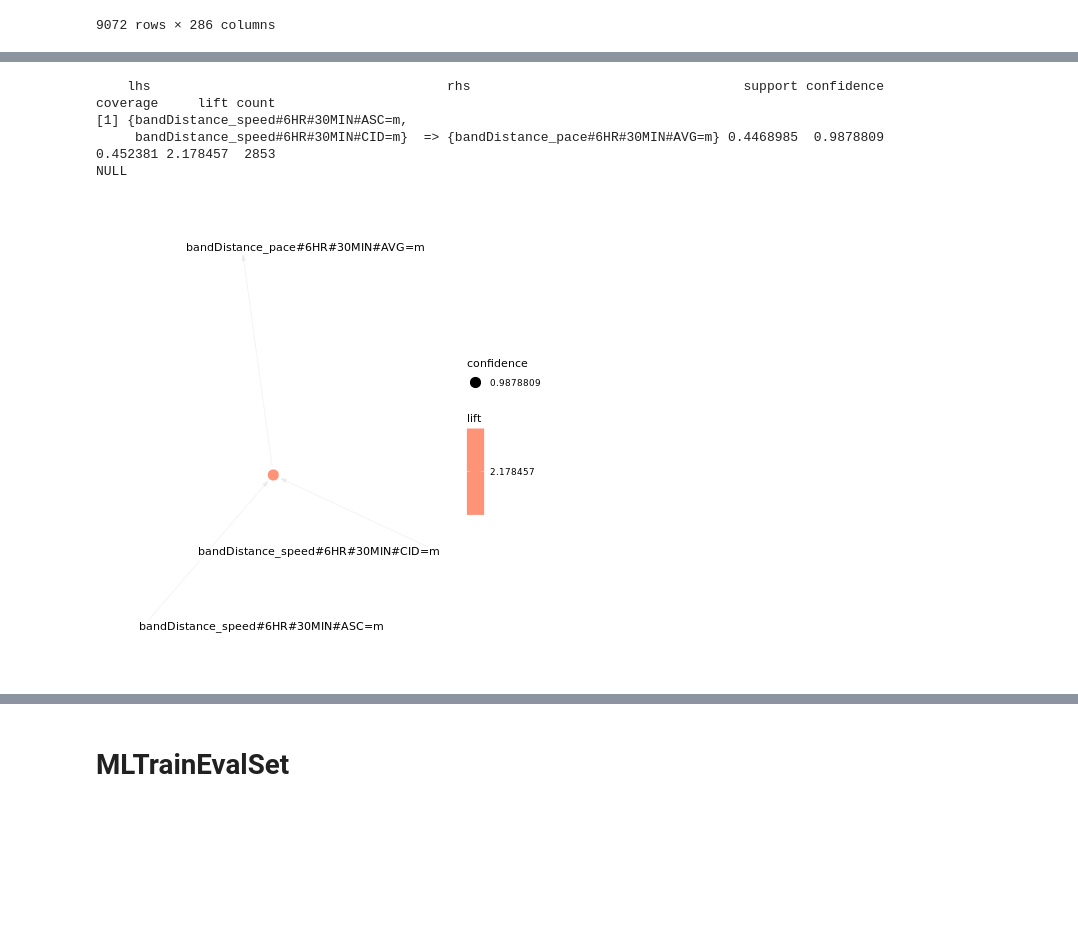
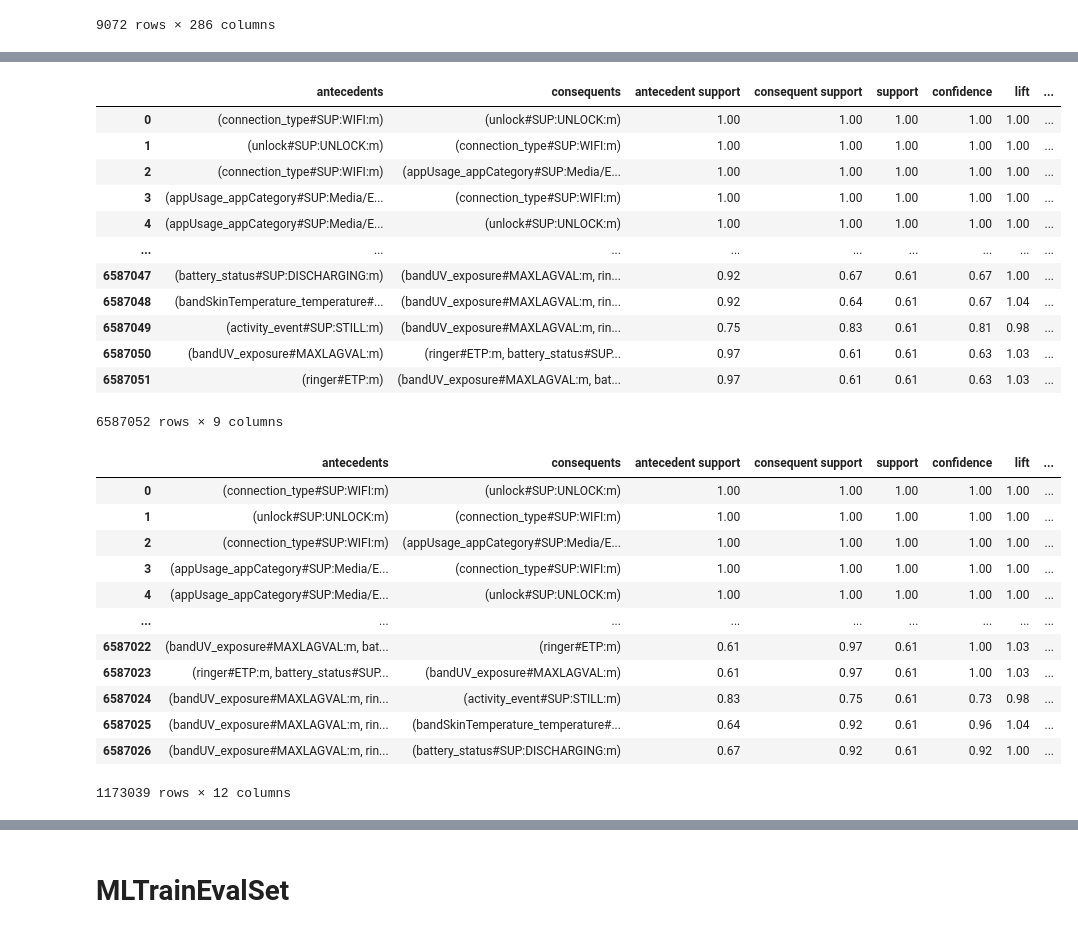
Before and after one commit to Jumabek/receptivity, a Jupyter notebook: analysis/Association Rule Mining.ipynb, the cells around one changed output, grey strips where cells are left out. Drawn from its saved outputs; the diff is of its cells as text; code cells hidden in the pictures; blank space fills up the shorter version.

Commit message:
association rules are extracted

```diff
--- a/analysis/Association Rule Mining.ipynb
+++ b/analysis/Association Rule Mining.ipynb
@@ -1138,10 +975,0 @@ R[write to console]: To reduce overplotting, jitter is added! Use jitter = 0 to
-# %%
-%%R
-print(inspect(head(topRules,1)))
-plot(head(topRules,1), method = "graph",     measure = "confidence", shading = "lift")
-# %% [output]
-    lhs                                      rhs                                   support confidence coverage     lift count
-[1] {bandDistance_speed#6HR#30MIN#ASC=m,
-     bandDistance_speed#6HR#30MIN#CID=m}  => {bandDistance_pace#6HR#30MIN#AVG=m} 0.4468985  0.9878809 0.452381 2.178457  2853
-NULL
-[figure, removed]
@@ -1150,0 +976,41 @@ saveAsGraph(head(topRules, n = 10, by = "lift"), file = "rules.graphml")
+# %%
+res = association_rules(frequent_itemsets,  min_threshold=0.1)
+res
+# %% [output]
+|  | antecedents | consequents | antecedent support | consequent support | support | confidence | lift | ... |
+| 0 | (connection_type#SUP:WIFI:m) | (unlock#SUP:UNLOCK:m) | 1.00 | 1.00 | 1.00 | 1.00 | 1.00 | ... |
+| 1 | (unlock#SUP:UNLOCK:m) | (connection_type#SUP:WIFI:m) | 1.00 | 1.00 | 1.00 | 1.00 | 1.00 | ... |
+| 2 | (connection_type#SUP:WIFI:m) | (appUsage_appCategory#SUP:Media/E... | 1.00 | 1.00 | 1.00 | 1.00 | 1.00 | ... |
+| 3 | (appUsage_appCategory#SUP:Media/E... | (connection_type#SUP:WIFI:m) | 1.00 | 1.00 | 1.00 | 1.00 | 1.00 | ... |
+| 4 | (appUsage_appCategory#SUP:Media/E... | (unlock#SUP:UNLOCK:m) | 1.00 | 1.00 | 1.00 | 1.00 | 1.00 | ... |
+| ... | ... | ... | ... | ... | ... | ... | ... | ... |
+| 6587047 | (battery_status#SUP:DISCHARGING:m) | (bandUV_exposure#MAXLAGVAL:m, rin... | 0.92 | 0.67 | 0.61 | 0.67 | 1.00 | ... |
+| 6587048 | (bandSkinTemperature_temperature#... | (bandUV_exposure#MAXLAGVAL:m, rin... | 0.92 | 0.64 | 0.61 | 0.67 | 1.04 | ... |
+| 6587049 | (activity_event#SUP:STILL:m) | (bandUV_exposure#MAXLAGVAL:m, rin... | 0.75 | 0.83 | 0.61 | 0.81 | 0.98 | ... |
+| 6587050 | (bandUV_exposure#MAXLAGVAL:m) | (ringer#ETP:m, battery_status#SUP... | 0.97 | 0.61 | 0.61 | 0.63 | 1.03 | ... |
+| 6587051 | (ringer#ETP:m) | (bandUV_exposure#MAXLAGVAL:m, bat... | 0.97 | 0.61 | 0.61 | 0.63 | 1.03 | ... |
+6587052 rows × 9 columns
+# %%
+res=res.assign(
+    consequent_length = res['consequents'].apply(lambda x: len(x))
+    ,antecedant_length = res['antecedents'].apply(lambda x: len(x))
+    , lift_log_scale_abs = np.log(res.lift)
+)
+
+# only keep the rules with antecedent_length = 1
+res = res[res.consequent_length==1]
+res
+# %% [output]
+|  | antecedents | consequents | antecedent support | consequent support | support | confidence | lift | ... |
+| 0 | (connection_type#SUP:WIFI:m) | (unlock#SUP:UNLOCK:m) | 1.00 | 1.00 | 1.00 | 1.00 | 1.00 | ... |
+| 1 | (unlock#SUP:UNLOCK:m) | (connection_type#SUP:WIFI:m) | 1.00 | 1.00 | 1.00 | 1.00 | 1.00 | ... |
+| 2 | (connection_type#SUP:WIFI:m) | (appUsage_appCategory#SUP:Media/E... | 1.00 | 1.00 | 1.00 | 1.00 | 1.00 | ... |
+| 3 | (appUsage_appCategory#SUP:Media/E... | (connection_type#SUP:WIFI:m) | 1.00 | 1.00 | 1.00 | 1.00 | 1.00 | ... |
+| 4 | (appUsage_appCategory#SUP:Media/E... | (unlock#SUP:UNLOCK:m) | 1.00 | 1.00 | 1.00 | 1.00 | 1.00 | ... |
+| ... | ... | ... | ... | ... | ... | ... | ... | ... |
+| 6587022 | (bandUV_exposure#MAXLAGVAL:m, bat... | (ringer#ETP:m) | 0.61 | 0.97 | 0.61 | 1.00 | 1.03 | ... |
+| 6587023 | (ringer#ETP:m, battery_status#SUP... | (bandUV_exposure#MAXLAGVAL:m) | 0.61 | 0.97 | 0.61 | 1.00 | 1.03 | ... |
+| 6587024 | (bandUV_exposure#MAXLAGVAL:m, rin... | (activity_event#SUP:STILL:m) | 0.83 | 0.75 | 0.61 | 0.73 | 0.98 | ... |
+| 6587025 | (bandUV_exposure#MAXLAGVAL:m, rin... | (bandSkinTemperature_temperature#... | 0.64 | 0.92 | 0.61 | 0.96 | 1.04 | ... |
+| 6587026 | (bandUV_exposure#MAXLAGVAL:m, rin... | (battery_status#SUP:DISCHARGING:m) | 0.67 | 0.92 | 0.61 | 0.92 | 1.00 | ... |
+1173039 rows × 12 columns
```
Also changed, not shown: parts of 23 cells of this notebook, 3 other files.
